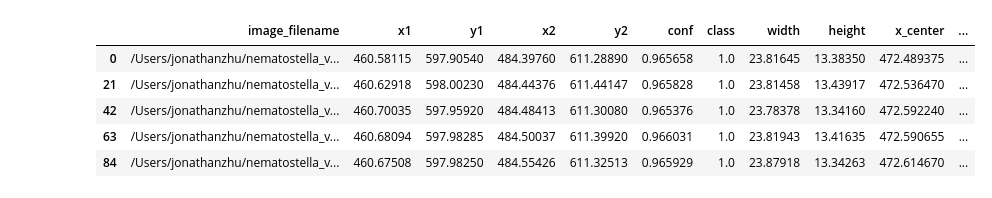
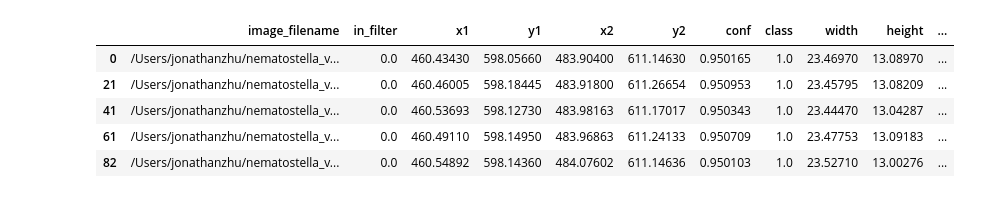
Before and after one commit to jonazhu/nematostellatracking, a Jupyter notebook: position_tracking/initial_path_plotting.ipynb, the cells around one changed output. Cells and saved outputs as stored; diff of their text form; code cells hidden in the pictures.

```diff
--- a/position_tracking/initial_path_plotting.ipynb
+++ b/position_tracking/initial_path_plotting.ipynb
@@ -7,16 +7,16 @@ import os
 import warnings
 warnings.filterwarnings('ignore')
 # %%
-df = pd.read_csv("tracking_test_v1.csv")
+df = pd.read_csv("tracking_test.csv")
 df_id0 = df[df.id == 0]
 df_id0.head()
 # %% [output]
-|  | image_filename | x1 | y1 | x2 | y2 | conf | class | width | height | x_center | ... |
-| 0 | /Users/jonathanzhu/nematostella_v... | 460.58115 | 597.90540 | 484.39760 | 611.28890 | 0.965658 | 1.0 | 23.81645 | 13.38350 | 472.489375 | ... |
-| 21 | /Users/jonathanzhu/nematostella_v... | 460.62918 | 598.00230 | 484.44376 | 611.44147 | 0.965828 | 1.0 | 23.81458 | 13.43917 | 472.536470 | ... |
-| 42 | /Users/jonathanzhu/nematostella_v... | 460.70035 | 597.95920 | 484.48413 | 611.30080 | 0.965376 | 1.0 | 23.78378 | 13.34160 | 472.592240 | ... |
-| 63 | /Users/jonathanzhu/nematostella_v... | 460.68094 | 597.98285 | 484.50037 | 611.39920 | 0.966031 | 1.0 | 23.81943 | 13.41635 | 472.590655 | ... |
-| 84 | /Users/jonathanzhu/nematostella_v... | 460.67508 | 597.98250 | 484.55426 | 611.32513 | 0.965929 | 1.0 | 23.87918 | 13.34263 | 472.614670 | ... |
+|  | image_filename | in_filter | x1 | y1 | x2 | y2 | conf | class | width | height | ... |
+| 0 | /Users/jonathanzhu/nematostella_v... | 0.0 | 460.43430 | 598.05660 | 483.90400 | 611.14630 | 0.950165 | 1.0 | 23.46970 | 13.08970 | ... |
+| 21 | /Users/jonathanzhu/nematostella_v... | 0.0 | 460.46005 | 598.18445 | 483.91800 | 611.26654 | 0.950953 | 1.0 | 23.45795 | 13.08209 | ... |
+| 41 | /Users/jonathanzhu/nematostella_v... | 0.0 | 460.53693 | 598.12730 | 483.98163 | 611.17017 | 0.950343 | 1.0 | 23.44470 | 13.04287 | ... |
+| 61 | /Users/jonathanzhu/nematostella_v... | 0.0 | 460.49110 | 598.14950 | 483.96863 | 611.24133 | 0.950709 | 1.0 | 23.47753 | 13.09183 | ... |
+| 82 | /Users/jonathanzhu/nematostella_v... | 0.0 | 460.54892 | 598.14360 | 484.07602 | 611.14636 | 0.950103 | 1.0 | 23.52710 | 13.00276 | ... |
 # %%
 plt.plot(df_id0.x_center, df_id0.y_center)
 # %% [output]
```
Also changed, not shown: parts of 3 cells of this notebook, 4 other files.
